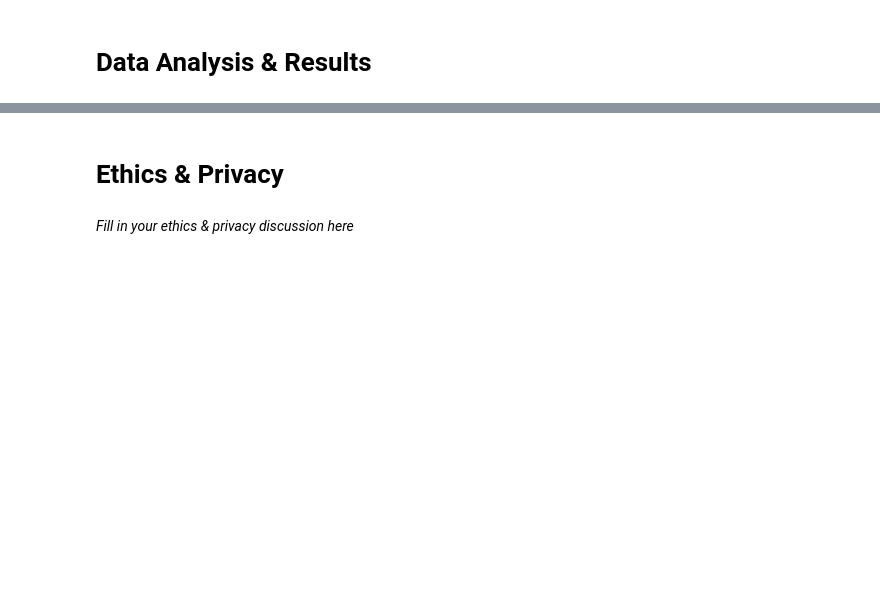
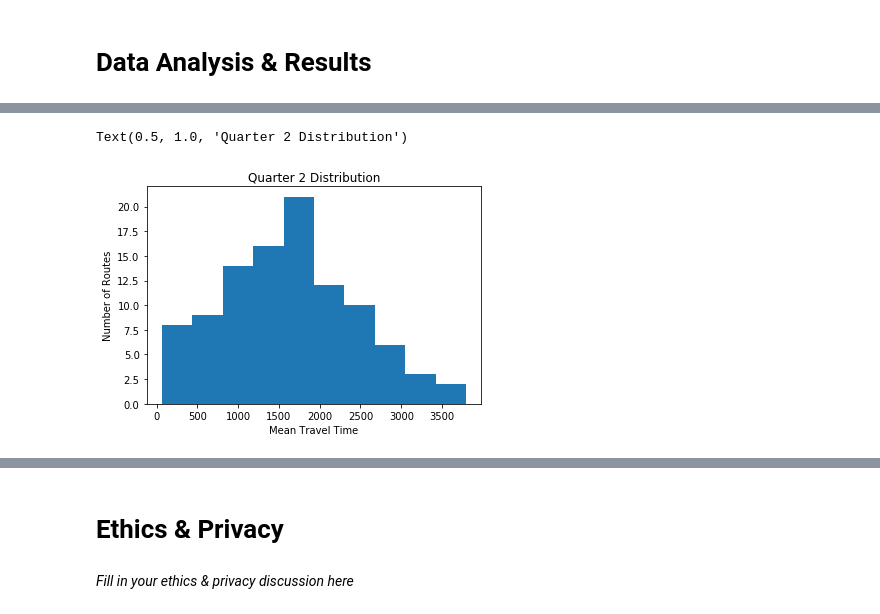
Before and after one commit to M20190649/COGS-108-Final-Project, a Jupyter notebook: FinalProject_group172.ipynb, the cells around one changed output, grey strips where cells are left out. Drawn from its saved outputs; the diff is of its cells as text; code cells hidden in the pictures; blank space fills up the shorter version.

```diff
--- a/FinalProject_group172.ipynb
+++ b/FinalProject_group172.ipynb
@@ -794,0 +778,8 @@ for df_route in dfs_route_4:
+# %%
+allquarter_df['Q2_mean_travel_time'].plot.hist()
+plt.xlabel("Mean Travel Time")
+plt.ylabel("Number of Routes")
+plt.title("Quarter 2 Distribution")
+# %% [output]
+Text(0.5, 1.0, 'Quarter 2 Distribution')
+[figure, added]
```
Also changed, not shown: parts of 38 cells of this notebook.
